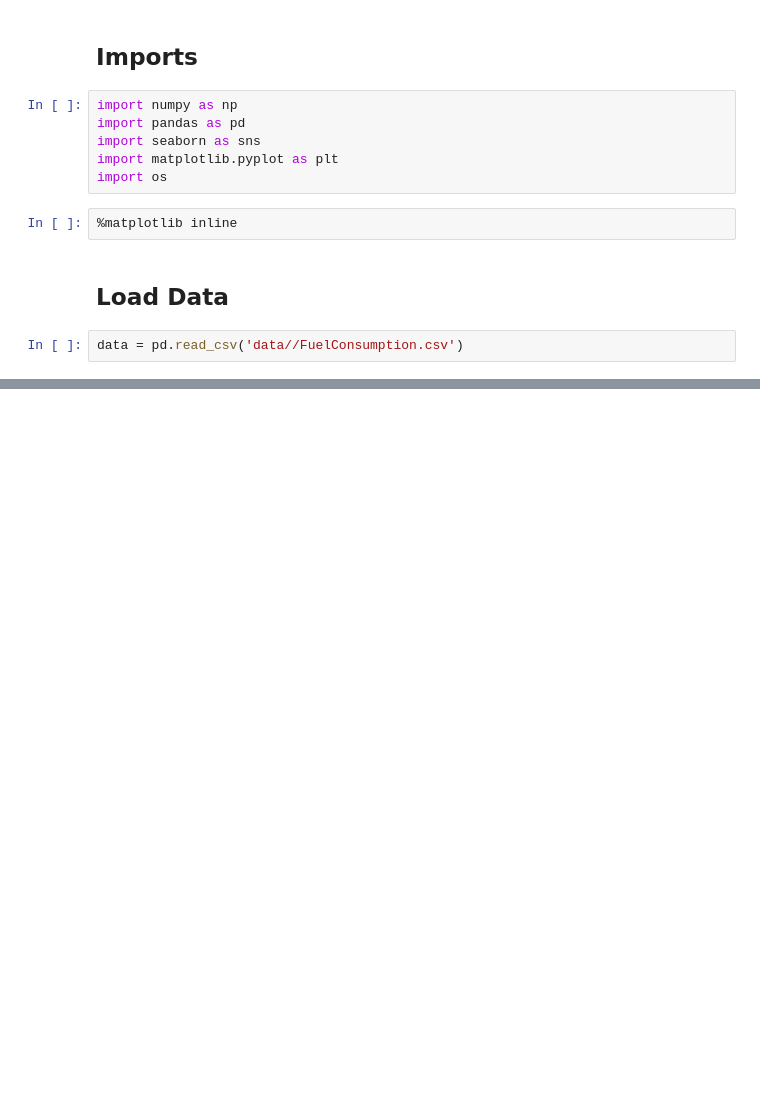
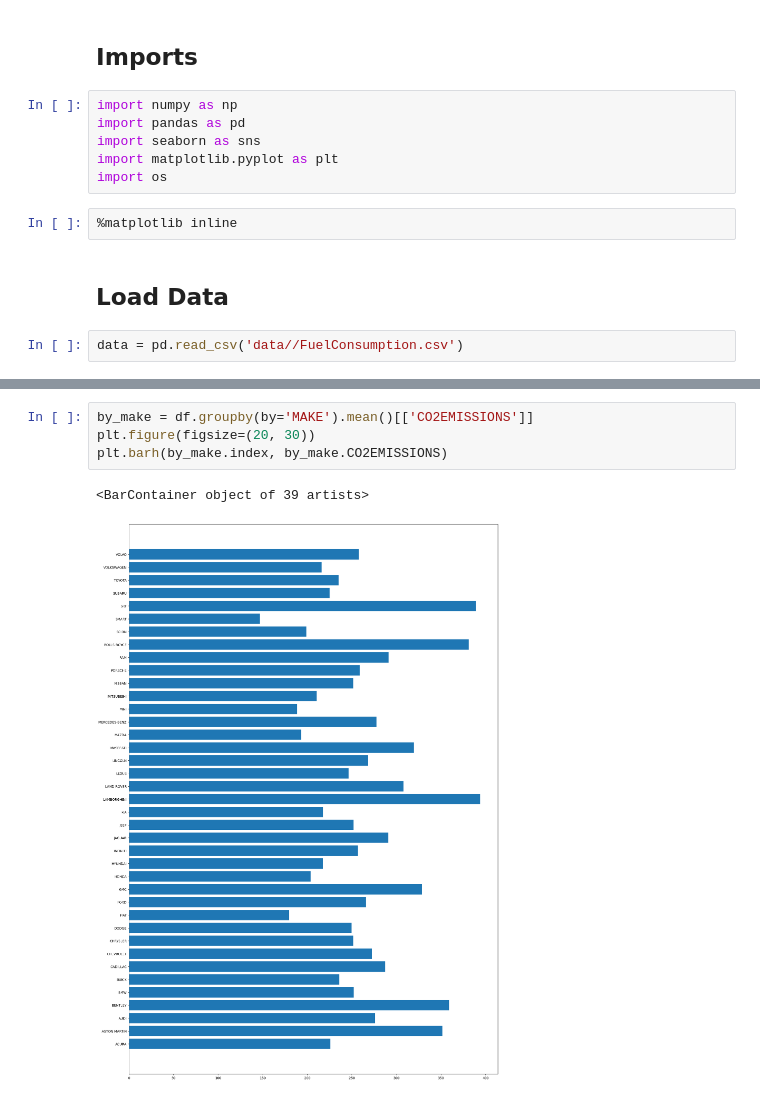
Before and after one commit to raihan-ahmed-dip/MLDS_1020, a Jupyter notebook: CO2_Emissions/co2_emissions.ipynb, the cells around one changed output, grey strips where cells are left out. Drawn from its saved outputs; the diff is of its cells as text; blank space fills up the shorter version.

```diff
--- a/CO2_Emissions/co2_emissions.ipynb
+++ b/CO2_Emissions/co2_emissions.ipynb
@@ -25,0 +146,7 @@ data.head()
+# %%
+by_make = df.groupby(by='MAKE').mean()[['CO2EMISSIONS']]
+plt.figure(figsize=(20, 30))
+plt.barh(by_make.index, by_make.CO2EMISSIONS)
+# %% [output]
+<BarContainer object of 39 artists>
+[figure, added]
```
Also changed, not shown: parts of 20 cells of this notebook.
